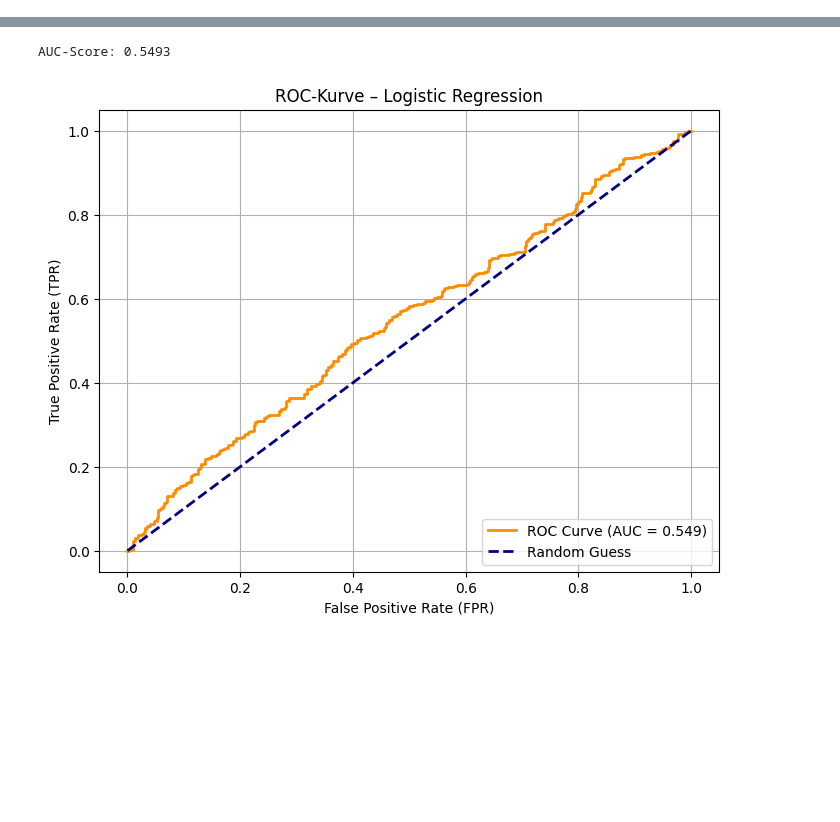
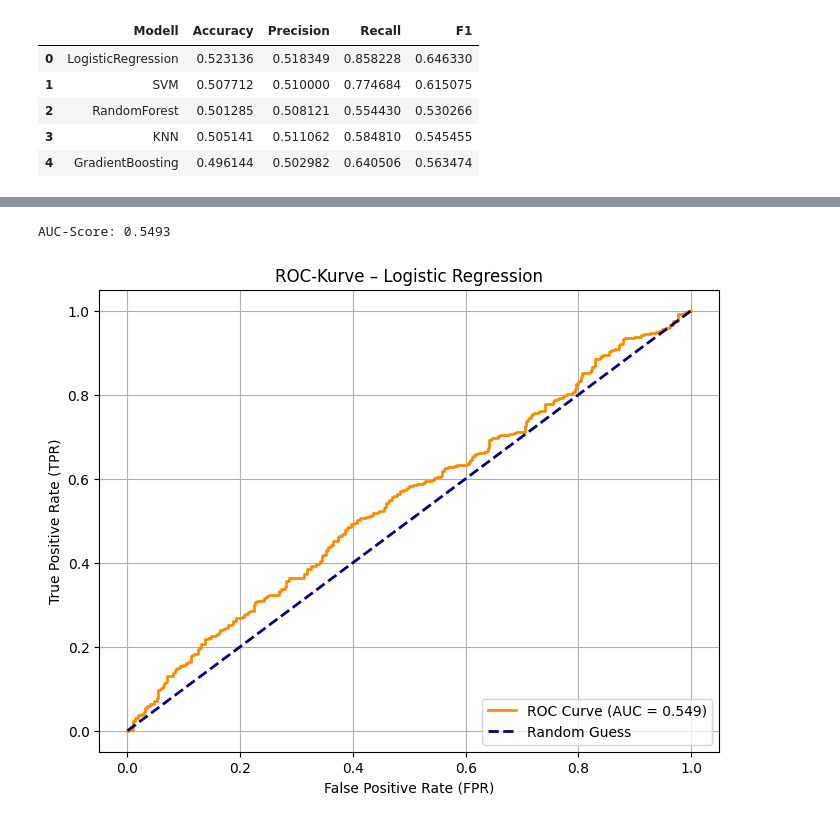
Before and after one commit to KiraflowAI/crypto-market-recommender, a Jupyter notebook: notebooks/02_classification_direction.ipynb, the cells around one changed output, grey strips where cells are left out. Saved outputs shown, nothing was run; the diff lists cells and outputs as text; code cells hidden in the pictures; blank space fills up the shorter version.

Commit message:
Add GradientBoosting, update evaluation & confusion matrix block

```diff
--- a/notebooks/02_classification_direction.ipynb
+++ b/notebooks/02_classification_direction.ipynb
@@ -550,0 +431,58 @@ weighted avg       0.53      0.52      0.46       778
+# %%
+# ============================================================
+# 7) Vorhersagen & Metriken für jedes Modell berechnen
+# ============================================================
+
+from sklearn.metrics import accuracy_score, precision_score, recall_score, f1_score
+# → Die vier wichtigsten Metriken für Klassifikation
+#   accuracy  = Anteil korrekter Vorhersagen
+#   precision = Wie oft "steigt" richtig war
+#   recall    = Wie gut steigende Tage erkannt werden
+#   f1        = Harmonie aus Precision & Recall (wichtiger bei Finanzdaten)
+
+results = []  # Liste, um später einen vergleichbaren DataFrame zu erzeugen
+
+print("📊 Modell-Performance:\n")
+
+# Wir testen jedes trainierte Modell einzeln
+for name, model in trained_models.items():
+
+    # ------------------------------------------------------
+    # 7.1 Vorhersage der Test-Daten
+    # ------------------------------------------------------
+    y_pred = model.predict(X_test_scaled)
+    # → Modell sagt für jedes Test-Datum: "0 = fällt" oder "1 = steigt"
+
+    # ------------------------------------------------------
+    # 7.2 Metriken berechnen
+    # ------------------------------------------------------
+    acc = accuracy_score(y_test, y_pred)      # Wie viel % richtig?
+    prec = precision_score(y_test, y_pred)    # Wie zuverlässig ist "steigt"?
+    rec = recall_score(y_test, y_pred)        # Wie viele echte "steigt"-Tage erkannt?
+    f1 = f1_score(y_test, y_pred)             # Wichtigste Metrik bei Finanzdaten!
+
+    # ------------------------------------------------------
+    # 7.3 Ergebnisse für vergleichenden DF speichern
+    # ------------------------------------------------------
+    results.append([name, acc, prec, rec, f1])
+
+    # ------------------------------------------------------
+    # 7.4 Werte ausgeben
+    # ------------------------------------------------------
+    print(f"🔹 {name}")
+    print(f"   Accuracy : {acc:.4f}")
+    print(f"   Precision: {prec:.4f}")
+    print(f"   Recall   : {rec:.4f}")
+    print(f"   F1-Score : {f1:.4f}")
+    print("-" * 40)
+
+# ------------------------------------------------------
+# 7.5 Alle Ergebnisse in DataFrame zur Übersicht
+# ------------------------------------------------------
+results_df = pd.DataFrame(
+    results,
+    columns=["Modell", "Accuracy", "Precision", "Recall", "F1"]
+)
+
+results_df  # Anzeige
+# %% [output]
@@ -550,0 +506,6 @@ weighted avg       0.53      0.52      0.46       778
+|  | Modell | Accuracy | Precision | Recall | F1 |
+| 0 | LogisticRegression | 0.523136 | 0.518349 | 0.858228 | 0.646330 |
+| 1 | SVM | 0.507712 | 0.510000 | 0.774684 | 0.615075 |
+| 2 | RandomForest | 0.501285 | 0.508121 | 0.554430 | 0.530266 |
+| 3 | KNN | 0.505141 | 0.511062 | 0.584810 | 0.545455 |
+| 4 | GradientBoosting | 0.496144 | 0.502982 | 0.640506 | 0.563474 |
```
Also changed, not shown: parts of 18 cells of this notebook.
